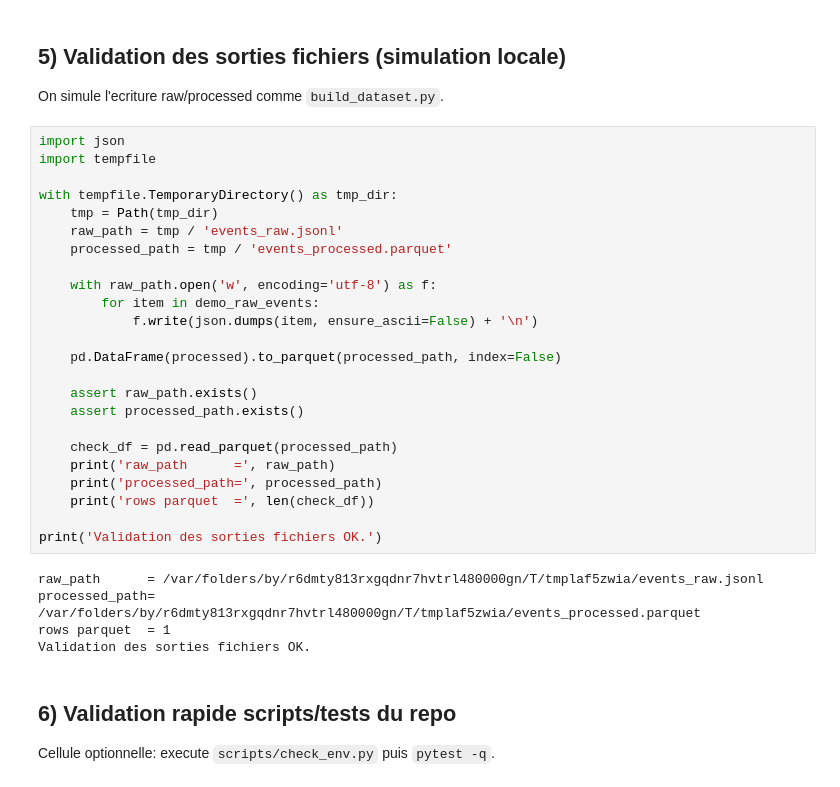
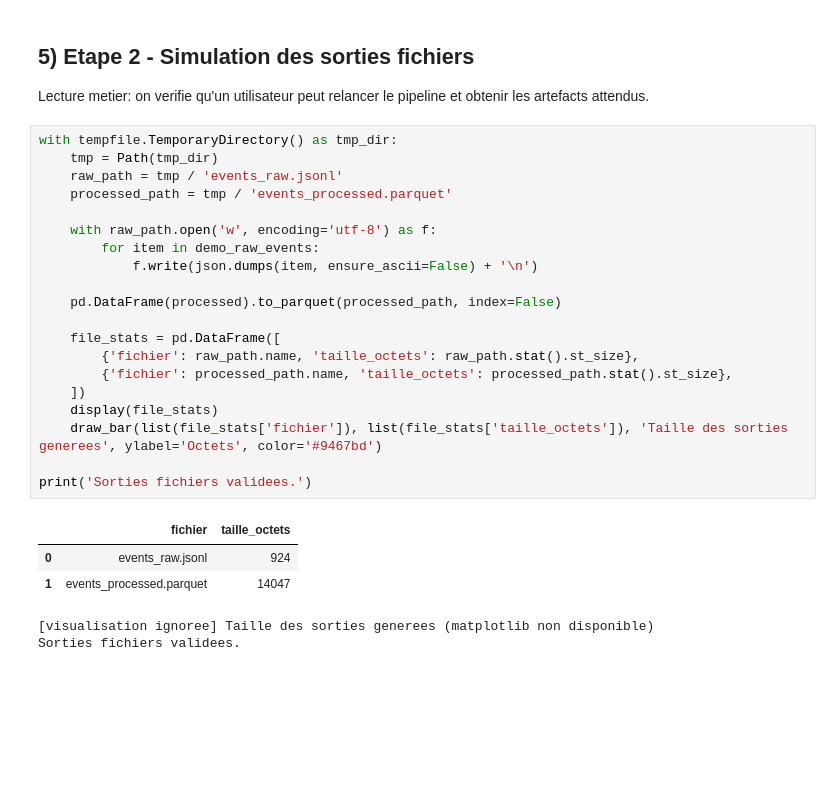
Before and after one commit to stephmnt/RAG-recommandations-culturelles, a Jupyter notebook: notebooks/validation_etapes_1_2.ipynb, the cells around one changed output. Drawn from its saved outputs; the diff is of its cells as text; blank space fills up the shorter version.

```diff
--- a/notebooks/validation_etapes_1_2.ipynb
+++ b/notebooks/validation_etapes_1_2.ipynb
@@ -259,37 +348,30 @@ Cleaning + schema valides.
-# %% [markdown]
-## 5) Validation des sorties fichiers (simulation locale)
-
-On simule l'ecriture raw/processed comme `build_dataset.py`.
+# %% [markdown]
+## 5) Etape 2 - Simulation des sorties fichiers
+
+Lecture metier: on verifie qu'un utilisateur peut relancer le pipeline et obtenir les artefacts attendus.
 # %%
-import json
-import tempfile
-
 with tempfile.TemporaryDirectory() as tmp_dir:
     tmp = Path(tmp_dir)
     raw_path = tmp / 'events_raw.jsonl'
     processed_path = tmp / 'events_processed.parquet'
 
     with raw_path.open('w', encoding='utf-8') as f:
         for item in demo_raw_events:
             f.write(json.dumps(item, ensure_ascii=False) + '\n')
 
     pd.DataFrame(processed).to_parquet(processed_path, index=False)
 
-    assert raw_path.exists()
-    assert processed_path.exists()
+    file_stats = pd.DataFrame([
+        {'fichier': raw_path.name, 'taille_octets': raw_path.stat().st_size},
+        {'fichier': processed_path.name, 'taille_octets': processed_path.stat().st_size},
+    ])
+    display(file_stats)
+    draw_bar(list(file_stats['fichier']), list(file_stats['taille_octets']), 'Taille des sorties generees', ylabel='Octets', color='#9467bd')
 
-    check_df = pd.read_parquet(processed_path)
-    print('raw_path      =', raw_path)
-    print('processed_path=', processed_path)
-    print('rows parquet  =', len(check_df))
-
-print('Validation des sorties fichiers OK.')
+print('Sorties fichiers validees.')
 # %% [output]
+|  | fichier | taille_octets |
+| 0 | events_raw.jsonl | 924 |
+| 1 | events_processed.parquet | 14047 |
-raw_path      = /var/folders/by/r6dmty813rxgqdnr7hvtrl480000gn/T/tmplaf5zwia/events_raw.jsonl
-processed_path= /var/folders/by/r6dmty813rxgqdnr7hvtrl480000gn/T/tmplaf5zwia/events_processed.parquet
-rows parquet  = 1
-Validation des sorties fichiers OK.
+[visualisation ignoree] Taille des sorties generees (matplotlib non disponible)
+Sorties fichiers validees.
-# %% [markdown]
-## 6) Validation rapide scripts/tests du repo
-
-Cellule optionnelle: execute `scripts/check_env.py` puis `pytest -q`.
```
Also changed, not shown: parts of 21 cells of this notebook, 15 other files.
